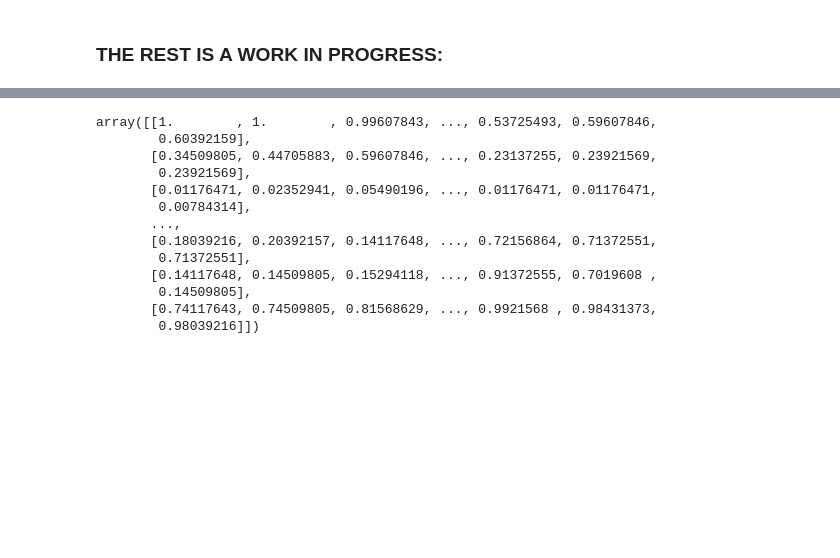
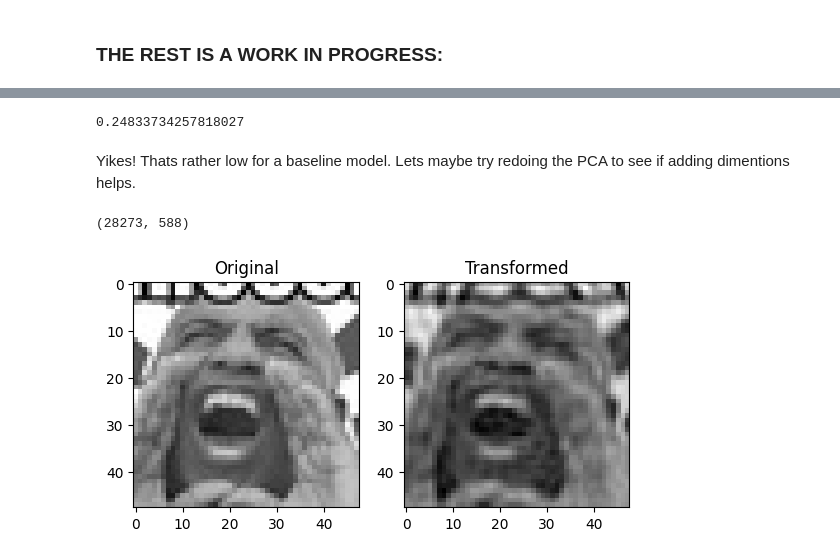
Before and after one commit to apatiras/cmse_831_final, a Jupyter notebook: facial_emotion_classification.ipynb, the cells around one changed output, grey strips where cells are left out. Saved outputs shown, nothing was run; the diff lists cells and outputs as text; code cells hidden in the pictures; blank space fills up the shorter version.

Commit message:
added model attempts

```diff
--- a/facial_emotion_classification.ipynb
+++ b/facial_emotion_classification.ipynb
@@ -289,16 +298,14 @@ data = {'Imagedata': ldaprep, 'Labels':y_train}
-# %%
-ldaprep
-# %% [output]
-array([[1.        , 1.        , 0.99607843, ..., 0.53725493, 0.59607846,
-        0.60392159],
-       [0.34509805, 0.44705883, 0.59607846, ..., 0.23137255, 0.23921569,
-        0.23921569],
-       [0.01176471, 0.02352941, 0.05490196, ..., 0.01176471, 0.01176471,
-        0.00784314],
-       ...,
-       [0.18039216, 0.20392157, 0.14117648, ..., 0.72156864, 0.71372551,
-        0.71372551],
-       [0.14117648, 0.14509805, 0.15294118, ..., 0.91372555, 0.7019608 ,
-        0.14509805],
-       [0.74117643, 0.74509805, 0.81568629, ..., 0.9921568 , 0.98431373,
-        0.98039216]])
+# %%
+NB_model = GaussianNB()
+NB_model.fit(reduced_train.reshape(28273, 48*48), model_train_labels)
+NB_model.score(reduced_test.reshape(7067, 48*48), model_test_labels)
+# %% [output]
+0.24833734257818027
+# %% [markdown]
+Yikes! Thats rather low for a baseline model. Lets maybe try redoing the PCA to see if adding dimentions helps.
+# %%
+pca_train, transform_train = apply_pca(reduced_train, ratio=.98)
+transform_train.shape
+# %% [output]
+(28273, 588)
+[figure, added]
```
Also changed, not shown: parts of 19 cells of this notebook.
